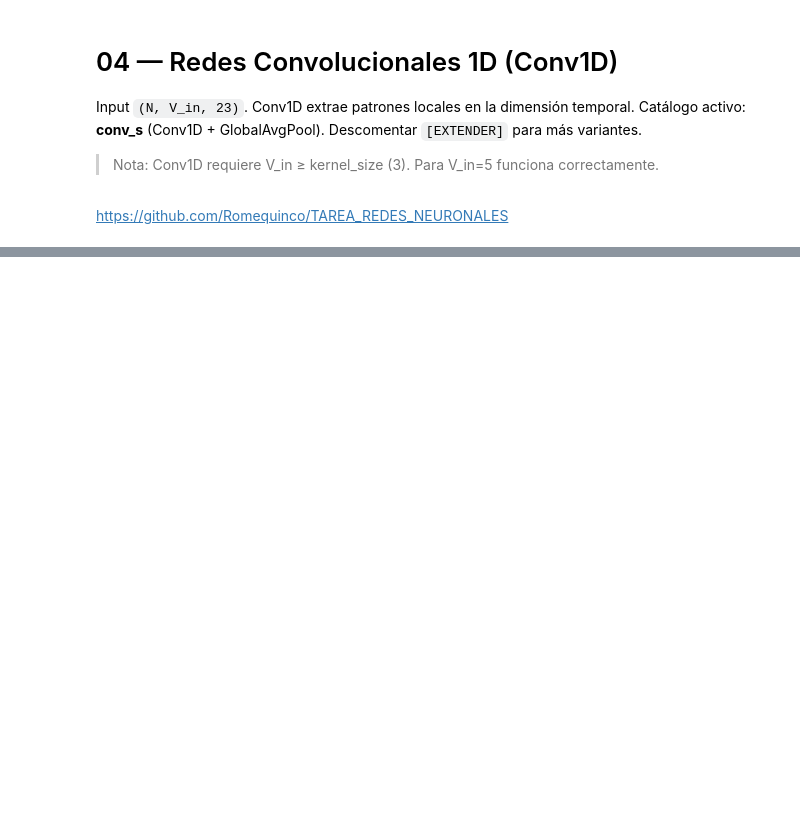
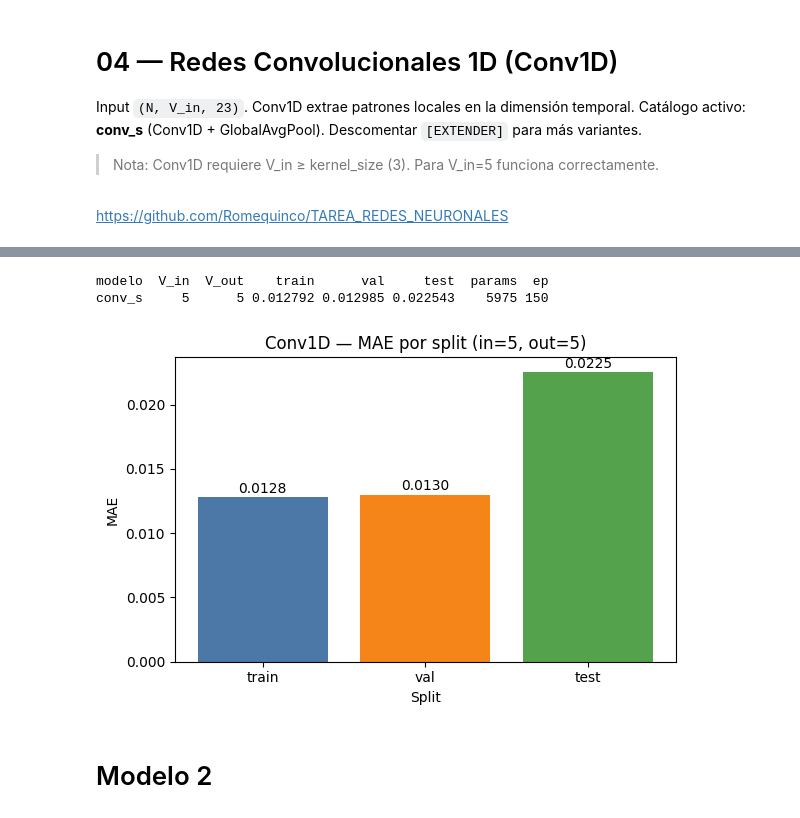
Before and after one commit to Romequinco/TAREA_REDES_NEURONALES, a Jupyter notebook: notebooks/04_convolucionales.ipynb, the cells around one changed output, grey strips where cells are left out. Cells and saved outputs as stored; diff of their text form; code cells hidden in the pictures; blank space fills up the shorter version.

```diff
--- a/notebooks/04_convolucionales.ipynb
+++ b/notebooks/04_convolucionales.ipynb
@@ -115,0 +149,43 @@ plot_mae_matrix(mat, title='Conv1D — mejor MAE test')
+# %%
+# Tabla resumen del modelo
+df_res = pd.DataFrame([{
+    'modelo': 'conv_s',
+    'V_in': V_in,
+    'V_out': V_out,
+    'train': result['train'],
+    'val': result['val'],
+    'test': result['test'],
+    'params': result['params'],
+    'ep': len(hist_1.history['loss'])
+}])
+
+print(df_res.to_string(index=False))
+
+# Gráfico comparando train / val / test
+labels = ['train', 'val', 'test']
+values = [result['train'], result['val'], result['test']]
+
+plt.figure(figsize=(6, 4))
+bars = plt.bar(labels, values, color=['#4C78A8', '#F58518', '#54A24B'])
+
+plt.title(f'Conv1D — MAE por split (in={V_in}, out={V_out})')
+plt.xlabel('Split')
+plt.ylabel('MAE')
+
+for bar, v in zip(bars, values):
+    plt.text(
+        bar.get_x() + bar.get_width() / 2,
+        bar.get_height() + 0.0001,
+        f'{v:.4f}',
+        ha='center',
+        va='bottom'
+    )
+
+plt.tight_layout()
+plt.show()
+# %% [output]
+modelo  V_in  V_out    train      val     test  params  ep
+conv_s     5      5 0.012792 0.012985 0.022543    5975 150
+[figure, added]
+# %% [markdown]
+# Modelo 2
```
Also changed, not shown: parts of 49 cells of this notebook.
